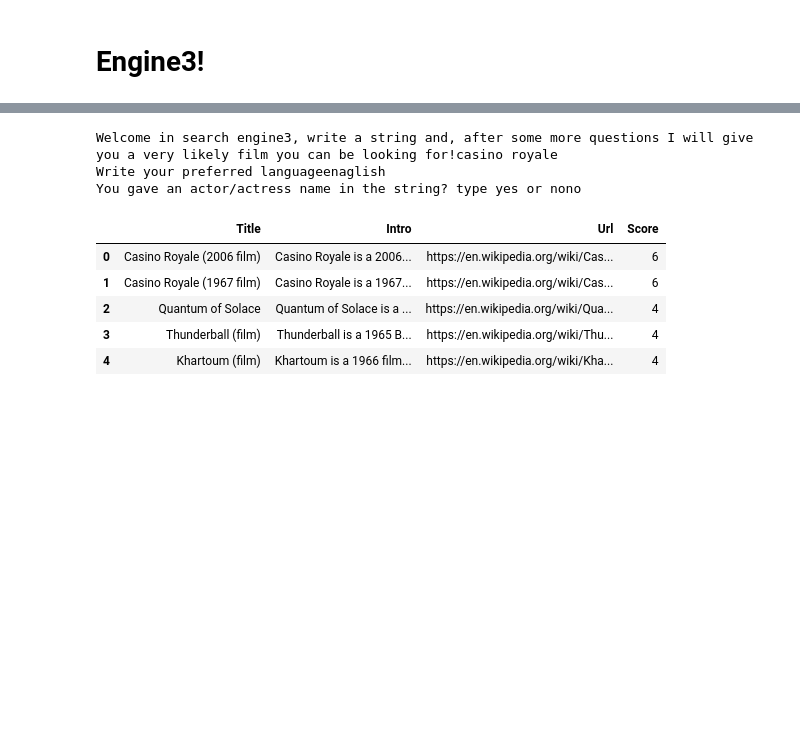
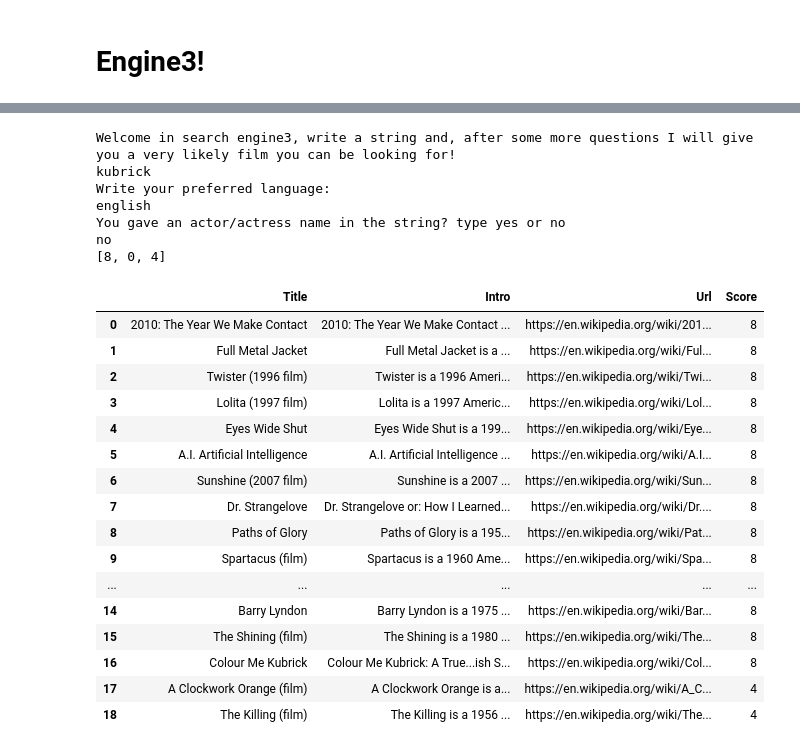
Before and after one commit to Debodeep94/ADM_HW3_Which_movie_to_watch, a Jupyter notebook: HMK3Leo.ipynb, the cells around one changed output, grey strips where cells are left out. Saved outputs shown, nothing was run; the diff lists cells and outputs as text; code cells hidden in the pictures; blank space fills up the shorter version.

```diff
--- a/HMK3Leo.ipynb
+++ b/HMK3Leo.ipynb
@@ -381,6 +381,8 @@ Here is the code for the engine as a function that takes a input to analyze. It
 #HERE i DEFINE THE FUCTION TO RECEIVE THE DATASET, GIVEN AN INPUT
 y = list(input().split())
 def searchengine1(y):
+    if not y:
+        return print("You should must give me the string, errrrrrrror")
     for i in range(len(y)):
         y[i]= preprocess(str(y[i]))
     #Now I tranform the list of input in a list of the codes in the dictiionary based on the input
@@ -735,6 +720,8 @@ def tf(word, doc):
     return doc.count(word) / len(doc)
 y = list(input().split())
 def searchengine2(y):
+    if not y:
+        return print("You should must give me the string, errrrrrrror")
     for i in range(len(y)):
         y[i]= preprocess(str(y[i]))
     #Now I tranform the list of input in a list of the codes in the dictiionary based on the input
@@ -945,13 +899,3 @@ for i in range(50):
     titles[file]=title
 # %% [output]
 'lone ladi'
-# %%
-import pandas as pd
-import json
-titles = {}
-for i in range(30):
-    file = "Cleantsv/filmclean-"+str(i)+'.tsv'
-    datatemp = pd.read_csv(file, delimiter = '\t')
-#datatemp['intro'][0]+datatemp['plot'][0]
-for i in datatemp.values[0]:
-    print(i)
@@ -1031,10 +972,12 @@ def score_function(doc, lizt, z, x):
 import heapq as hq
 def tf(word, doc):
     return doc.count(word) / len(doc)
-y = list(input('Welcome in search engine3, write a string and, after some more questions I will give you a very likely film you can be looking for!').split())
-z = input('Write your preferred language')
-x = input('You gave an actor/actress name in the string? type yes or no')
+y = list(input('Welcome in search engine3, write a string and, after some more questions I will give you a very likely film you can be looking for!\n').split())
+z = input('Write your preferred language: \n')
+x = input('You gave an actor/actress name in the string? type yes or no \n')
 def searchengine3(y, z, x):
+    if not y:
+        return print("You should must give me the string, errrrrrrror")
     for i in range(len(y)):
         y[i]= preprocess(str(y[i]))
     #Now I tranform the list of input in a list of the codes in the dictiionary based on the input
@@ -1056,30 +999,36 @@ def searchengine3(y, z, x):
                     new.append(film)
             final_values = new
         megaDataframe = pd.DataFrame(columns = ['Title', 'Intro', 'Url', 'Score'])
+        #print(final_values)
         if not final_values:
             return print("Wow no film matched my quiery, I need more films to compare!")
         else:
             dict_score = {}
             score_list = []
             Threshold  = 2
-            k_limit = 19
+            k_limit = 12
             #print(final_values)
             for doc in final_values:
                 #score_function is the function I create and used to give points to every film
                 x = preprocess(x)
                 z = preprocess(z)
                 score = score_function(doc, y, z, x)
+               # print(score)
                 if score not in dict_score:
                     dict_score[score]=[doc]
                     score_list.append(score)
                 else:
                     dict_score[score].append(doc)
             score_list = list(set(score_list))
+            print(score_list)
             best = hq.nlargest(Threshold, score_list)
             k = 0
+            #print(best)
             for score in best:
+                #print(score)
                 if k < k_limit :
                     for document in dict_score[score]:
+                        #print(document)
                         if k < k_limit:
                             totakeurl = document.replace('Cleantsv/filmclean-','')
                             totakeurl = str(int(totakeurl.replace('.tsv', '')))
@@ -1090,11 +1039,13 @@ def searchengine3(y, z, x):
                             intro =  temporary['intro'][0].replace('\r\n','')
                             new_row = [title, intro, url, Score]
                             megaDataframe.loc[k]=new_row
+                            #print(megaDataframe)
                             k = k+1
                         else:
                             return megaDataframe
                 else:
                     return megaDataframe
+            return megaDataframe
 
 
 A = searchengine3(y, z, x)
@@ -1138,15 +1089,30 @@ You gave an actor/actress name in the string? type yes or nono
 # %%
-y = list(input('Welcome in search engine3, write a string and, after some more questions I will give you a very likely film you can be looking for!').split())
-z = input('Write your preferred language')
-x = input('You gave an actor/actress name in the string? type yes or no')
+y = list(input('Welcome in search engine3, write a string and, after some more questions I will give you a very likely film you can be looking for!\n').split())
+z = input('Write your preferred language: \n')
+x = input('You gave an actor/actress name in the string? type yes or no \n')
 searchengine3(y, z, x)
 # %% [output]
-Welcome in search engine3, write a string and, after some more questions I will give you a very likely film you can be looking for!casino royale
-Write your preferred languageenaglish
-You gave an actor/actress name in the string? type yes or nono
+Welcome in search engine3, write a string and, after some more questions I will give you a very likely film you can be looking for!
+kubrick
+Write your preferred language:
+english
+You gave an actor/actress name in the string? type yes or no
+no
+[8, 0, 4]
 |  | Title | Intro | Url | Score |
-| 0 | Casino Royale (2006 film) | Casino Royale is a 2006... | https://en.wikipedia.org/wiki/Cas... | 6 |
-| 1 | Casino Royale (1967 film) | Casino Royale is a 1967... | https://en.wikipedia.org/wiki/Cas... | 6 |
-| 2 | Quantum of Solace | Quantum of Solace is a ... | https://en.wikipedia.org/wiki/Qua... | 4 |
-| 3 | Thunderball (film) | Thunderball is a 1965 B... | https://en.wikipedia.org/wiki/Thu... | 4 |
-| 4 | Khartoum (film) | Khartoum is a 1966 film... | https://en.wikipedia.org/wiki/Kha... | 4 |
+| 0 | 2010: The Year We Make Contact | 2010: The Year We Make Contact ... | https://en.wikipedia.org/wiki/201... | 8 |
+| 1 | Full Metal Jacket | Full Metal Jacket is a ... | https://en.wikipedia.org/wiki/Ful... | 8 |
+| 2 | Twister (1996 film) | Twister is a 1996 Ameri... | https://en.wikipedia.org/wiki/Twi... | 8 |
+| 3 | Lolita (1997 film) | Lolita is a 1997 Americ... | https://en.wikipedia.org/wiki/Lol... | 8 |
+| 4 | Eyes Wide Shut | Eyes Wide Shut is a 199... | https://en.wikipedia.org/wiki/Eye... | 8 |
+| 5 | A.I. Artificial Intelligence | A.I. Artificial Intelligence ... | https://en.wikipedia.org/wiki/A.I... | 8 |
+| 6 | Sunshine (2007 film) | Sunshine is a 2007 ... | https://en.wikipedia.org/wiki/Sun... | 8 |
+| 7 | Dr. Strangelove | Dr. Strangelove or: How I Learned... | https://en.wikipedia.org/wiki/Dr.... | 8 |
+| 8 | Paths of Glory | Paths of Glory is a 195... | https://en.wikipedia.org/wiki/Pat... | 8 |
+| 9 | Spartacus (film) | Spartacus is a 1960 Ame... | https://en.wikipedia.org/wiki/Spa... | 8 |
+| ... | ... | ... | ... | ... |
+| 14 | Barry Lyndon | Barry Lyndon is a 1975 ... | https://en.wikipedia.org/wiki/Bar... | 8 |
+| 15 | The Shining (film) | The Shining is a 1980 ... | https://en.wikipedia.org/wiki/The... | 8 |
+| 16 | Colour Me Kubrick | Colour Me Kubrick: A True...ish S... | https://en.wikipedia.org/wiki/Col... | 8 |
+| 17 | A Clockwork Orange (film) | A Clockwork Orange is a... | https://en.wikipedia.org/wiki/A_C... | 4 |
+| 18 | The Killing (film) | The Killing is a 1956 ... | https://en.wikipedia.org/wiki/The... | 4 |
```
Also changed, not shown: parts of 7 cells of this notebook.
